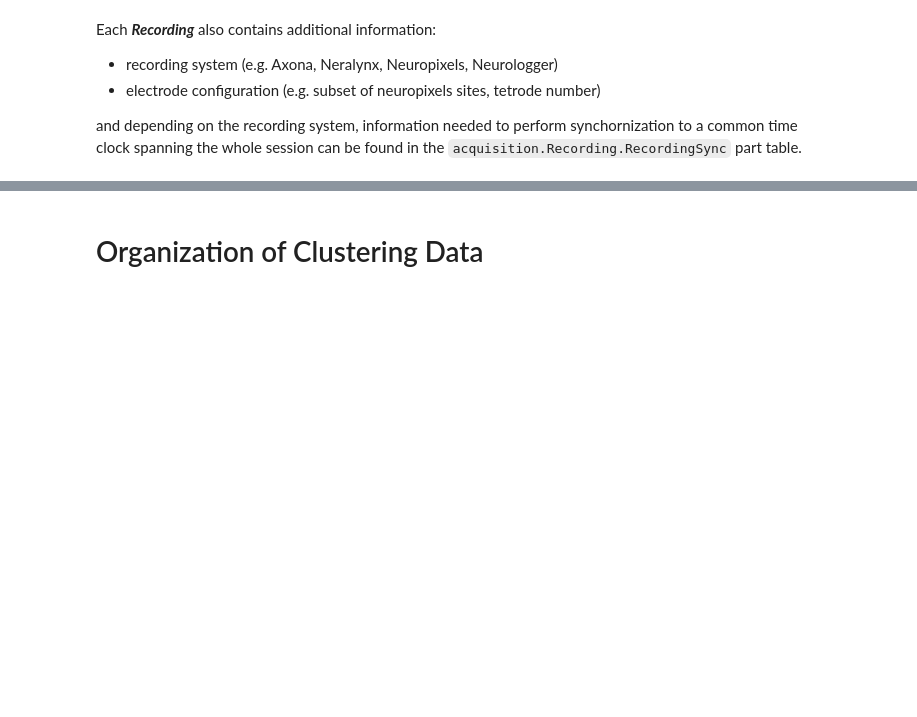
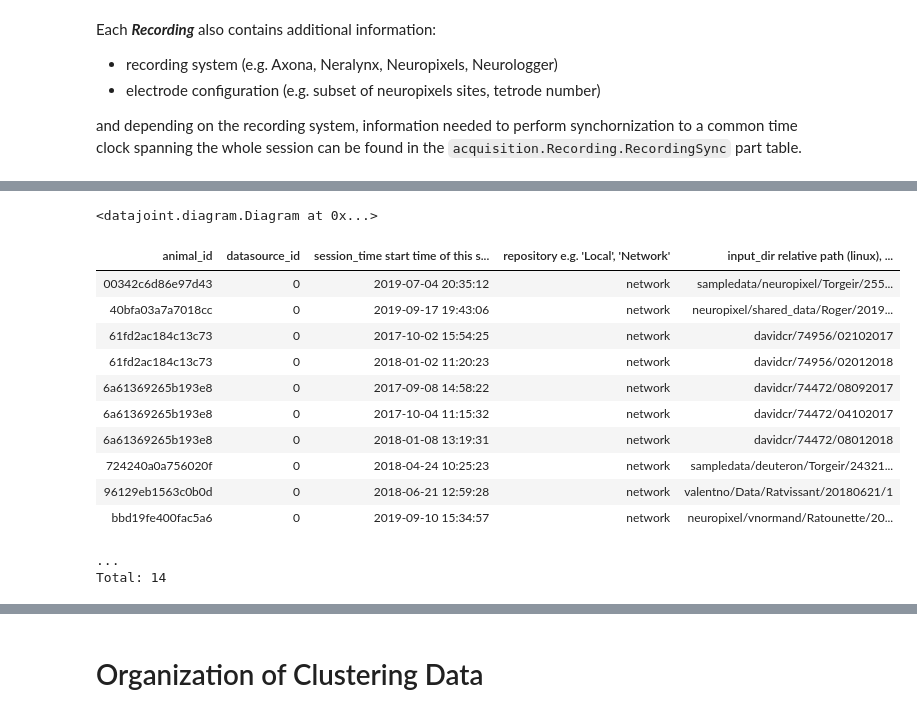
Before and after one commit to kavli-ntnu/dj-docs, a Jupyter notebook: notebooks/The_Ephys_Pipeline.ipynb, the cells around one changed output, grey strips where cells are left out. Drawn from its saved outputs; the diff is of its cells as text; code cells hidden in the pictures; blank space fills up the shorter version.

```diff
--- a/notebooks/The_Ephys_Pipeline.ipynb
+++ b/notebooks/The_Ephys_Pipeline.ipynb
@@ -397,6 +464,26 @@ Each ***Recording*** also contains additional information:
 and depending on the recording system, information needed to perform synchornization to a common time clock spanning the whole session can be found in the `acquisition.Recording.RecordingSync` part table.
 # %% [markdown]
 ![recording](../images/recording_detail_erd.png)
+# %%
+dj.ERD(acquisition.Session()) -1 + 1
+# %% [output]
+<datajoint.diagram.Diagram at 0x...>
+# %%
+acquisition.Session.Directories()
+# %% [output]
+| animal_id | datasource_id | session_time start time of this s... | repository e.g. 'Local', 'Network' | input_dir relative path (linux), ... |
+| 00342c6d86e97d43 | 0 | 2019-07-04 20:35:12 | network | sampledata/neuropixel/Torgeir/255... |
+| 40bfa03a7a7018cc | 0 | 2019-09-17 19:43:06 | network | neuropixel/shared_data/Roger/2019... |
+| 61fd2ac184c13c73 | 0 | 2017-10-02 15:54:25 | network | davidcr/74956/02102017 |
+| 61fd2ac184c13c73 | 0 | 2018-01-02 11:20:23 | network | davidcr/74956/02012018 |
+| 6a61369265b193e8 | 0 | 2017-09-08 14:58:22 | network | davidcr/74472/08092017 |
+| 6a61369265b193e8 | 0 | 2017-10-04 11:15:32 | network | davidcr/74472/04102017 |
+| 6a61369265b193e8 | 0 | 2018-01-08 13:19:31 | network | davidcr/74472/08012018 |
+| 724240a0a756020f | 0 | 2018-04-24 10:25:23 | network | sampledata/deuteron/Torgeir/24321... |
+| 96129eb1563c0b0d | 0 | 2018-06-21 12:59:28 | network | valentno/Data/Ratvissant/20180621/1 |
+| bbd19fe400fac5a6 | 0 | 2019-09-10 15:34:57 | network | neuropixel/vnormand/Ratounette/20... |
+...
+Total: 14
 # %%
 acquisition.Recording()
 # %% [output]
```
Also changed, not shown: parts of 20 cells of this notebook.
